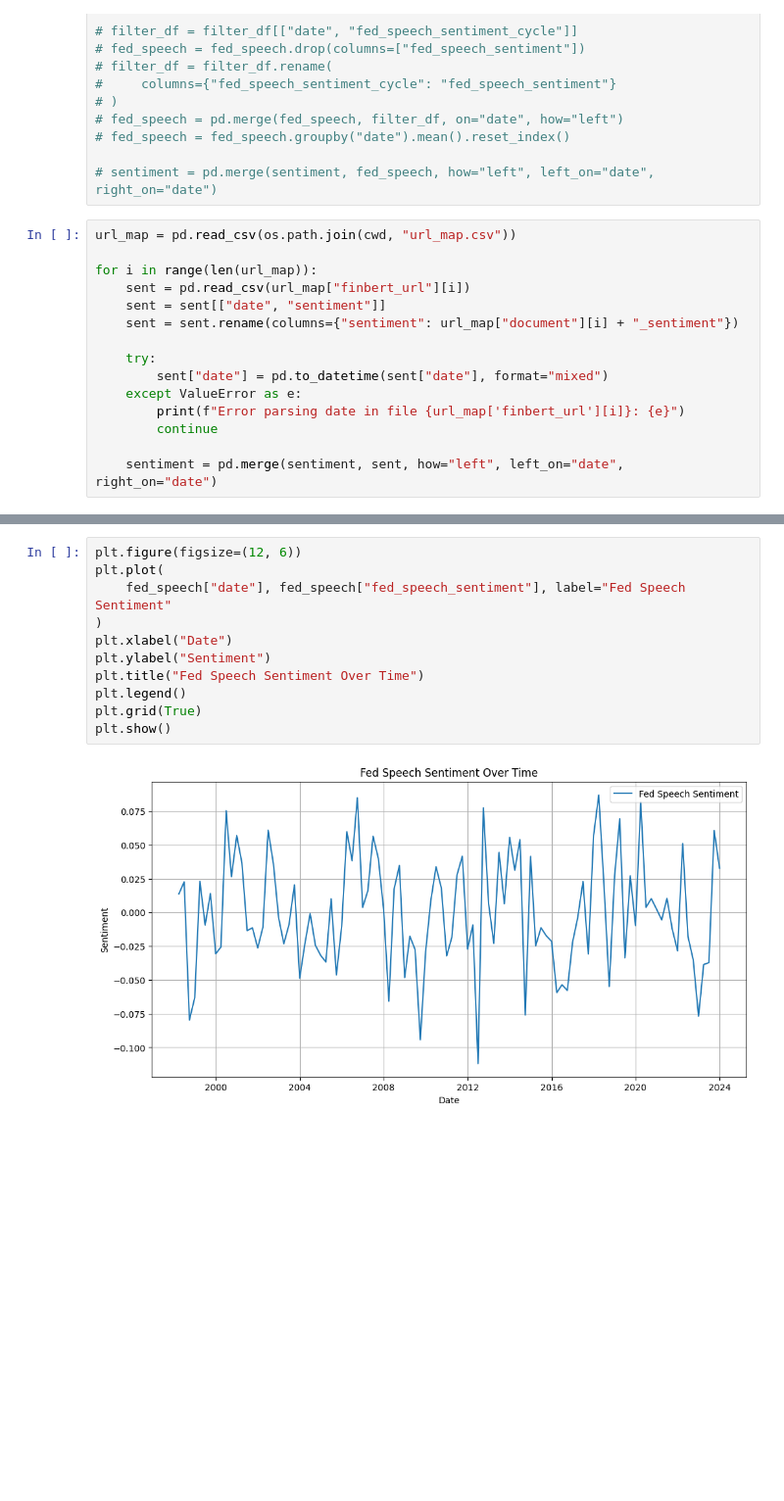
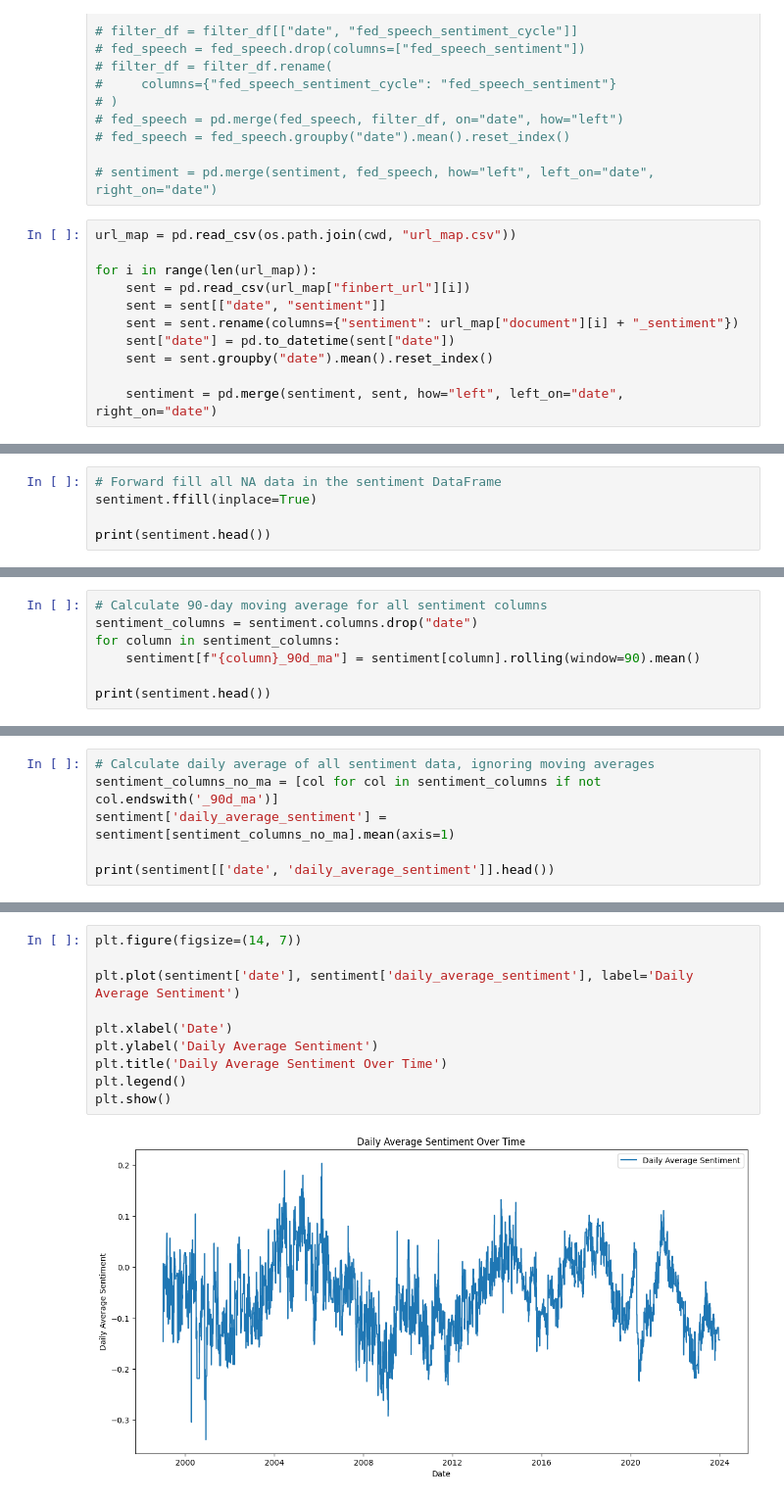
Before and after one commit to KyleNabors/Central-Bank-FinBERT-Analysis, a Jupyter notebook: Speech Sentiment.ipynb, the cells around one changed output, grey strips where cells are left out. Shown at 98% size. Cells and saved outputs as stored; diff of their text form; blank space fills up the shorter version.

Commit message:
Implimented foundation for global sentiment index

```diff
--- a/Speech Sentiment.ipynb
+++ b/Speech Sentiment.ipynb
@@ -64,11 +64,7 @@ for i in range(len(url_map)):
     sent = pd.read_csv(url_map["finbert_url"][i])
     sent = sent[["date", "sentiment"]]
     sent = sent.rename(columns={"sentiment": url_map["document"][i] + "_sentiment"})
-
-    try:
-        sent["date"] = pd.to_datetime(sent["date"], format="mixed")
-    except ValueError as e:
-        print(f"Error parsing date in file {url_map['finbert_url'][i]}: {e}")
-        continue
+    sent["date"] = pd.to_datetime(sent["date"])
+    sent = sent.groupby("date").mean().reset_index()
 
     sentiment = pd.merge(sentiment, sent, how="left", left_on="date", right_on="date")
@@ -77,0 +71,5 @@ Error parsing date in file /Users/kylenabors/Documents/Database/FinBERT Models/e
+# %%
+# Forward fill all NA data in the sentiment DataFrame
+sentiment.ffill(inplace=True)
+
+print(sentiment.head())
@@ -77,0 +94,7 @@ Error parsing date in file /Users/kylenabors/Documents/Database/FinBERT Models/e
+# %%
+# Calculate 90-day moving average for all sentiment columns
+sentiment_columns = sentiment.columns.drop("date")
+for column in sentiment_columns:
+    sentiment[f"{column}_90d_ma"] = sentiment[column].rolling(window=90).mean()
+
+print(sentiment.head())
@@ -77,0 +133,6 @@ Error parsing date in file /Users/kylenabors/Documents/Database/FinBERT Models/e
+# %%
+# Calculate daily average of all sentiment data, ignoring moving averages
+sentiment_columns_no_ma = [col for col in sentiment_columns if not col.endswith('_90d_ma')]
+sentiment['daily_average_sentiment'] = sentiment[sentiment_columns_no_ma].mean(axis=1)
+
+print(sentiment[['date', 'daily_average_sentiment']].head())
@@ -78,13 +146,12 @@ Error parsing date in file /Users/kylenabors/Documents/Database/FinBERT Models/e
 # %%
-plt.figure(figsize=(12, 6))
-plt.plot(
-    fed_speech["date"], fed_speech["fed_speech_sentiment"], label="Fed Speech Sentiment"
-)
-plt.xlabel("Date")
-plt.ylabel("Sentiment")
-plt.title("Fed Speech Sentiment Over Time")
+plt.figure(figsize=(14, 7))
+
+plt.plot(sentiment['date'], sentiment['daily_average_sentiment'], label='Daily Average Sentiment')
+
+plt.xlabel('Date')
+plt.ylabel('Daily Average Sentiment')
+plt.title('Daily Average Sentiment Over Time')
 plt.legend()
-plt.grid(True)
 plt.show()
 # %% [output]
-[figure, old version]
+[figure, new version]
```
Also changed, not shown: parts of 7 cells of this notebook, 1 other file.
